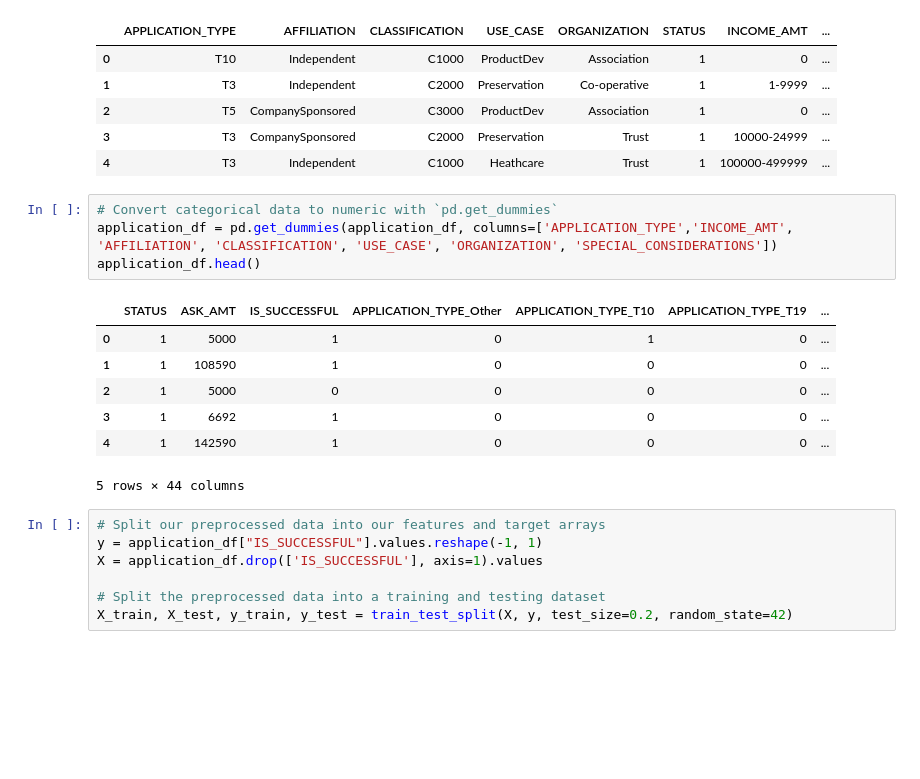
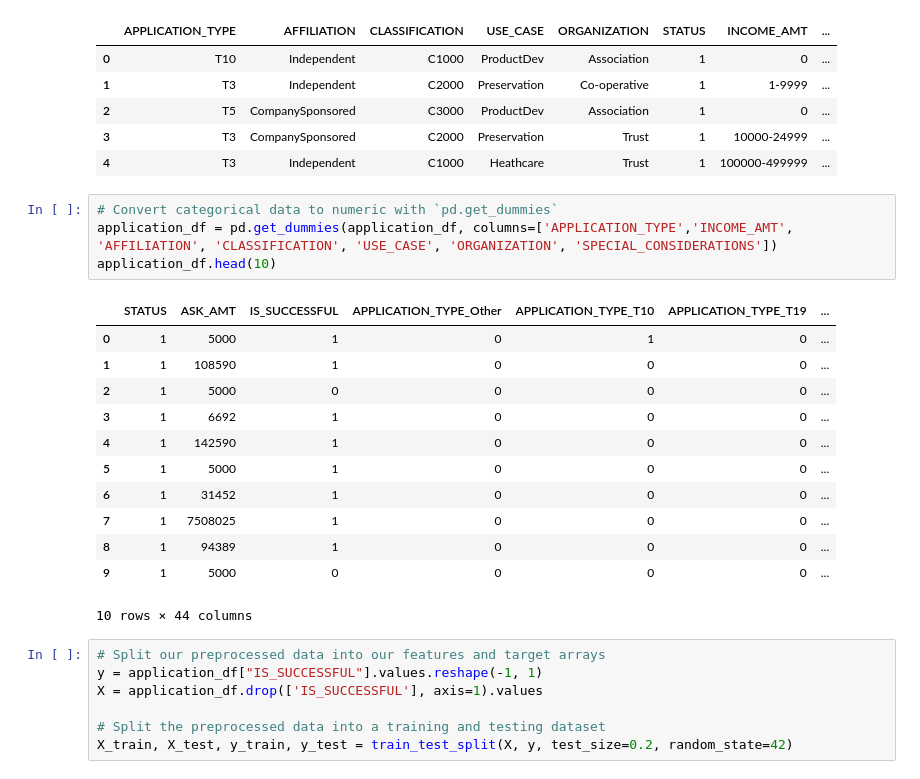
Before and after one commit to benjyms/deep-learning-homework, a Jupyter notebook: Instructions/AlphabetSoupCharity_Optimization.ipynb, the cells around one changed output. Drawn from its saved outputs; the diff is of its cells as text; blank space fills up the shorter version.

```diff
--- a/Instructions/AlphabetSoupCharity_Optimization.ipynb
+++ b/Instructions/AlphabetSoupCharity_Optimization.ipynb
@@ -173,15 +186,20 @@ application_df.head()
 # %%
 # Convert categorical data to numeric with `pd.get_dummies`
 application_df = pd.get_dummies(application_df, columns=['APPLICATION_TYPE','INCOME_AMT', 'AFFILIATION', 'CLASSIFICATION', 'USE_CASE', 'ORGANIZATION', 'SPECIAL_CONSIDERATIONS'])
-application_df.head()
+application_df.head(10)
 # %% [output]
 |  | STATUS | ASK_AMT | IS_SUCCESSFUL | APPLICATION_TYPE_Other | APPLICATION_TYPE_T10 | APPLICATION_TYPE_T19 | ... |
 | 0 | 1 | 5000 | 1 | 0 | 1 | 0 | ... |
 | 1 | 1 | 108590 | 1 | 0 | 0 | 0 | ... |
 | 2 | 1 | 5000 | 0 | 0 | 0 | 0 | ... |
 | 3 | 1 | 6692 | 1 | 0 | 0 | 0 | ... |
 | 4 | 1 | 142590 | 1 | 0 | 0 | 0 | ... |
+| 5 | 1 | 5000 | 1 | 0 | 0 | 0 | ... |
+| 6 | 1 | 31452 | 1 | 0 | 0 | 0 | ... |
+| 7 | 1 | 7508025 | 1 | 0 | 0 | 0 | ... |
+| 8 | 1 | 94389 | 1 | 0 | 0 | 0 | ... |
+| 9 | 1 | 5000 | 0 | 0 | 0 | 0 | ... |
-5 rows × 44 columns
+10 rows × 44 columns
 # %%
 # Split our preprocessed data into our features and target arrays
 y = application_df["IS_SUCCESSFUL"].values.reshape(-1, 1)
```
Also changed, not shown: parts of 29 cells of this notebook, 3 other files.
